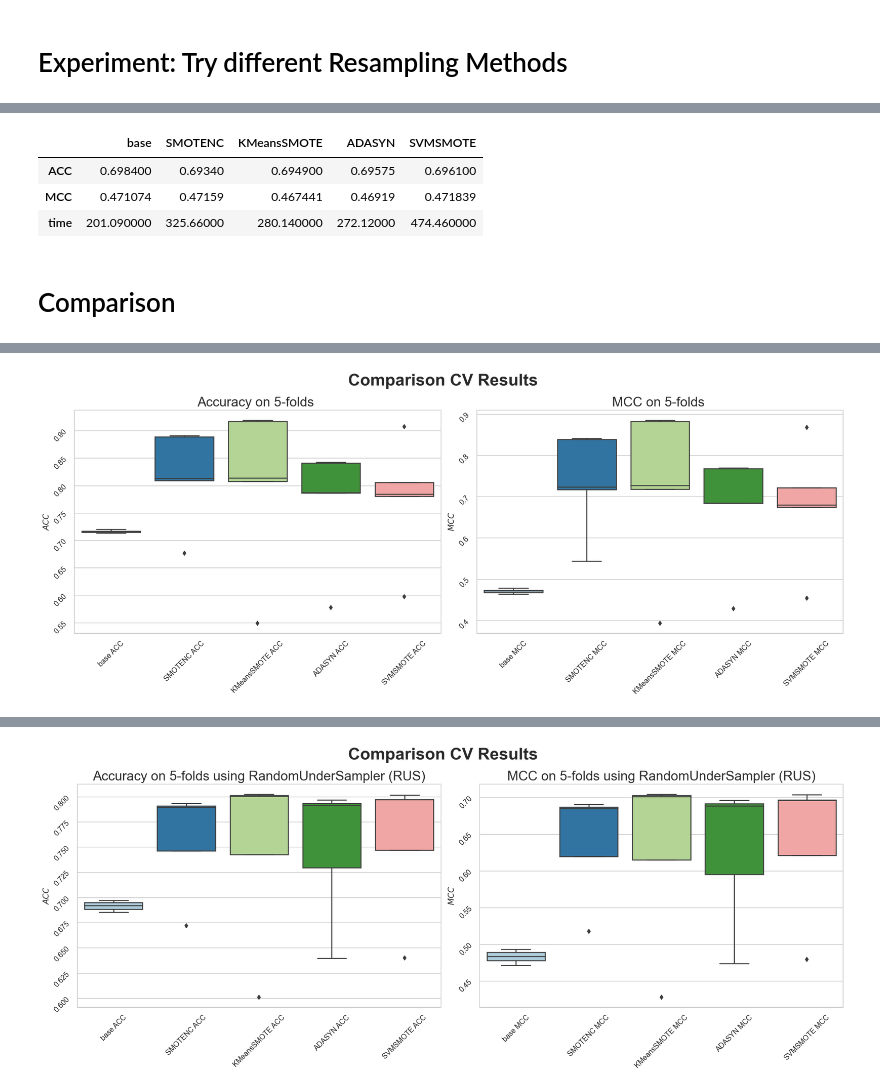
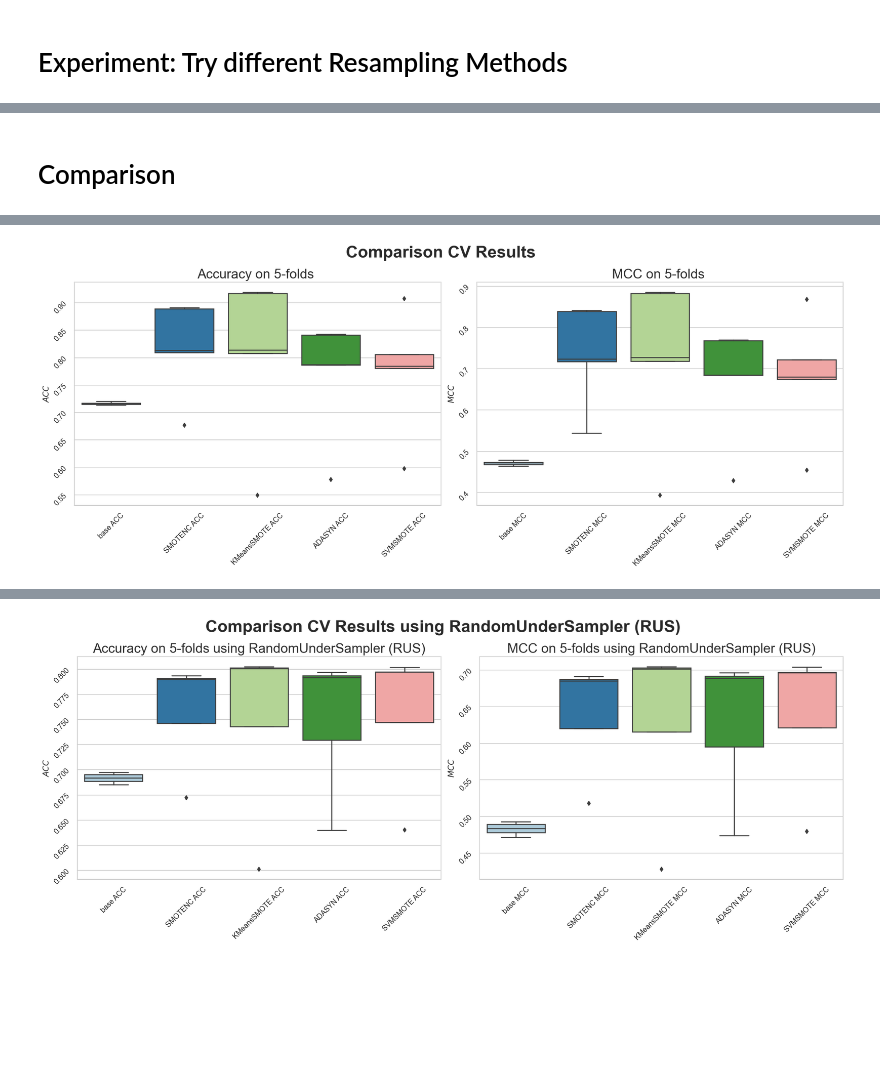
Before and after one commit to nina-prog/richters-predictor-modeling-earthquake-damage, a Jupyter notebook: notebooks/week05/week05-oversampling-smote.ipynb, the cells around one changed output, grey strips where cells are left out. Drawn from its saved outputs; the diff is of its cells as text; code cells hidden in the pictures; blank space fills up the shorter version.

```diff
--- a/notebooks/week05/week05-oversampling-smote.ipynb
+++ b/notebooks/week05/week05-oversampling-smote.ipynb
@@ -388,17 +302,10 @@ DataFrame saved to: ./results/results_of_test_rus_2023-05-18 14:53:53.915027.csv
-# %%
-results_test_set_rus
-# %% [output]
-|  | base | SMOTENC | KMeansSMOTE | ADASYN | SVMSMOTE |
-| ACC | 0.698400 | 0.69340 | 0.694900 | 0.69575 | 0.696100 |
-| MCC | 0.471074 | 0.47159 | 0.467441 | 0.46919 | 0.471839 |
-| time | 201.090000 | 325.66000 | 280.140000 | 272.12000 | 474.460000 |
 # %% [markdown]
 # Comparison
 # %%
 def plot_cv_results(cv_results, savefig=True, figname="cv_results", titlesuffix = ""):
 
     fig, axes = plt.subplots(nrows=1, ncols=2, figsize=(17,7), dpi=128)
-    fig.suptitle("Comparison CV Results", size=25, fontweight="bold")
+    fig.suptitle(f"Comparison CV Results {titlesuffix}", size=25, fontweight="bold")
     sns.boxplot(data=cv_results[[col for col in cv_results.columns if col.endswith("ACC")]], ax=axes[0])
     axes[0].tick_params(rotation=45)
     axes[0].set_ylabel("$ACC$")
@@ -426,4 +333,4 @@ Saved figure in results/cv_results_rus_of_2023-05-19 12:19:11.238586.svg
-[figure, old version]
+[figure, new version]
 # %%
 def plot_test_results(df = results_test_set, rus = False, savefig=False, figname="test_res"):
     """
```
Also changed, not shown: parts of 14 cells of this notebook.
